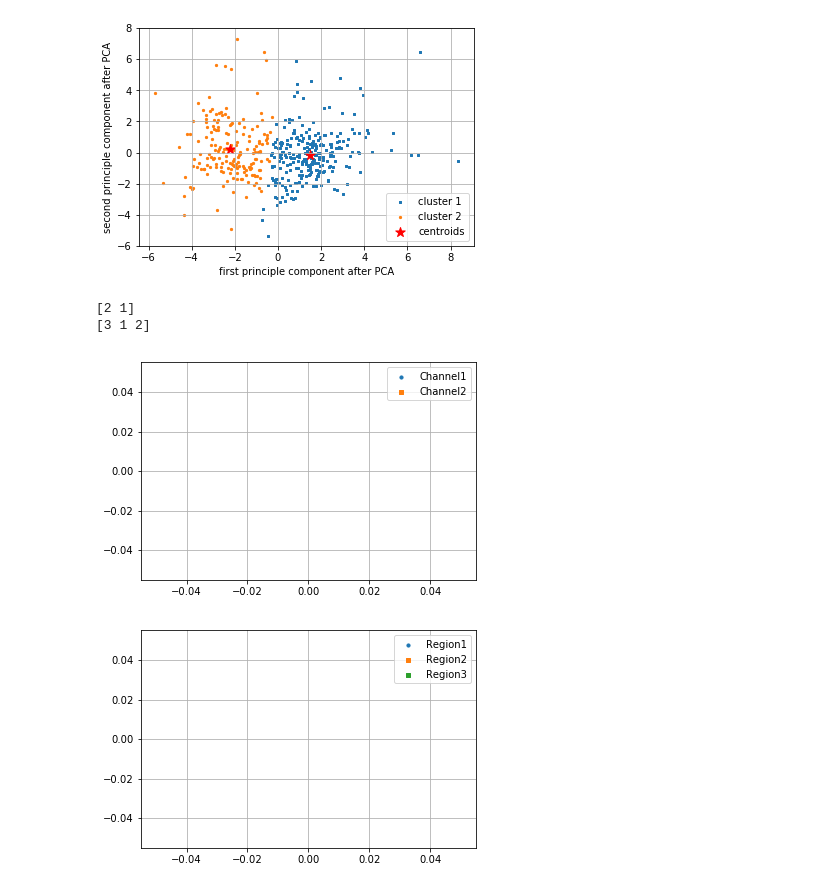
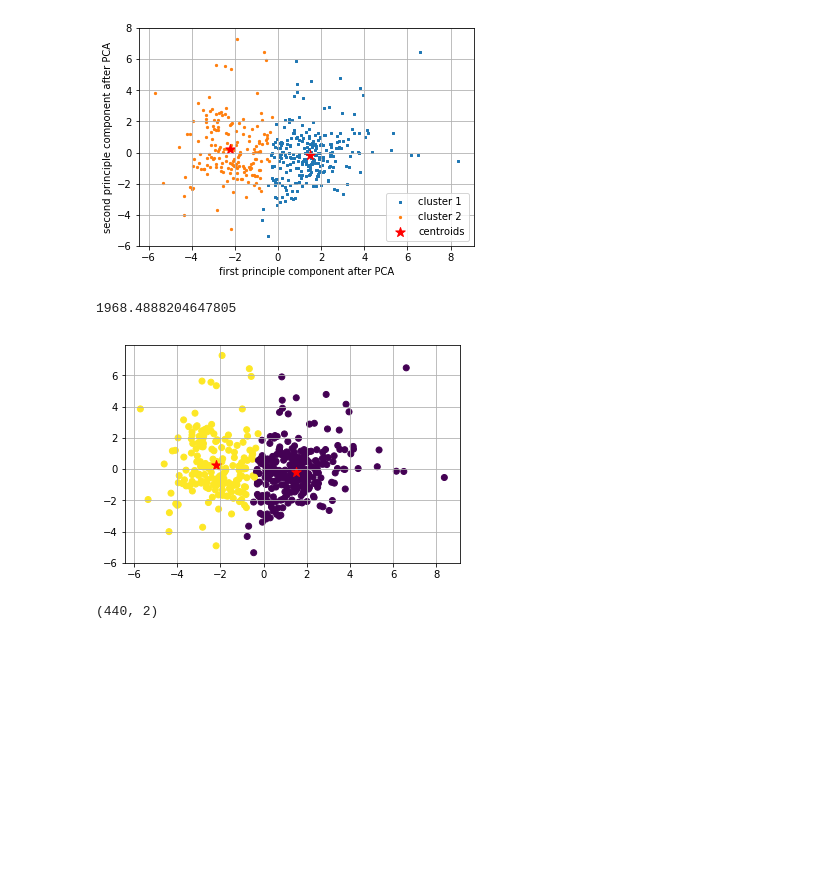
Before and after one commit to tkjaui/diveintocode, a Jupyter notebook: 課題 卸売業者 教師なし学習.ipynb, the cells around one changed output. Saved outputs shown, nothing was run; the diff lists cells and outputs as text; code cells hidden in the pictures; blank space fills up the shorter version.

```diff
--- a/課題 卸売業者 教師なし学習.ipynb
+++ b/課題 卸売業者 教師なし学習.ipynb
@@ -272,37 +272,17 @@ plt.show()
 # %% [output]
 [figure]
-# %%
-#【課題】既知のグループとの比較
-print(data_original['Channel'].unique())
-print(data_original['Region'].unique())
-
-#scaling
-from sklearn.preprocessing import FunctionTransformer
-FTF = FunctionTransformer(np.log)
-data_fs_2 = FTF.transform(data_original)
-data_fs_2 = pd.DataFrame(data_fs_2)
-labels = ['Channel','Region','Fresh','Milk','Grocery','Frozen','Detergents_Paper','Delicassen']
-data_fs_2.columns = labels
-
-Fresh = data_fs_2['Fresh']
-Milk = data_fs_2['Milk']
-
-#Channel
-plt.scatter(Fresh[data_fs_2['Channel']==1],Milk[data_fs_2['Channel']==1],s=10,marker='o',label='Channel1')
-plt.scatter(Fresh[data_fs_2['Channel']==2],Milk[data_fs_2['Channel']==2],s=10,marker='s',label='Channel2')
-plt.legend()
-plt.grid()
-plt.show()
-
-#Region
-plt.scatter(Fresh[data_fs_2['Region']==1],Milk[data_fs_2['Region']==1],s=10,marker='o',label='Region1')
-plt.scatter(Fresh[data_fs_2['Region']==2],Milk[data_fs_2['Region']==2],s=10,marker='s',label='Region2')
-plt.scatter(Fresh[data_fs_2['Region']==3],Milk[data_fs_2['Region']==3],s=10,marker='s',label='Region3')
-plt.legend()
-plt.grid()
-plt.show()
-# %% [output]
-[2 1]
-[3 1 2]
-[figure, removed]
-[figure, removed]
+# %%
+#上と同じ内容
+plt.scatter(data_pca[:,0],data_pca[:,1],c=y_km)
+#c=y_kmで勝手にクラスタ別に色分けする
+plt.grid()
+plt.scatter(km.cluster_centers_[:,0],
+           km.cluster_centers_[:,1],
+           s=100,marker='*',c='red')
+# %% [output]
+1968.4888204647805
+[figure, added]
+# %%
+data_pca.shape
+# %% [output]
+(440, 2)
```
Also changed, not shown: parts of 4 cells of this notebook.
